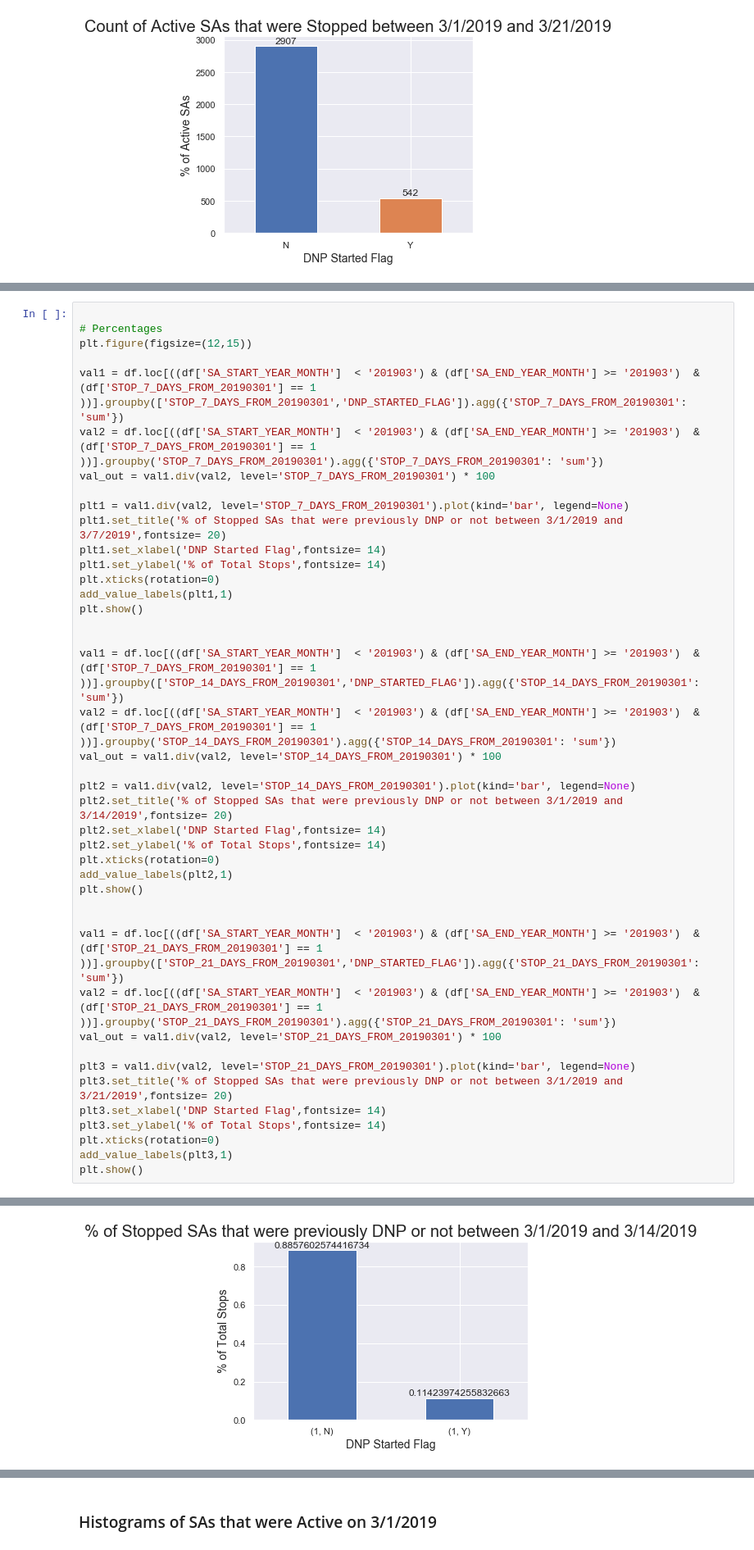
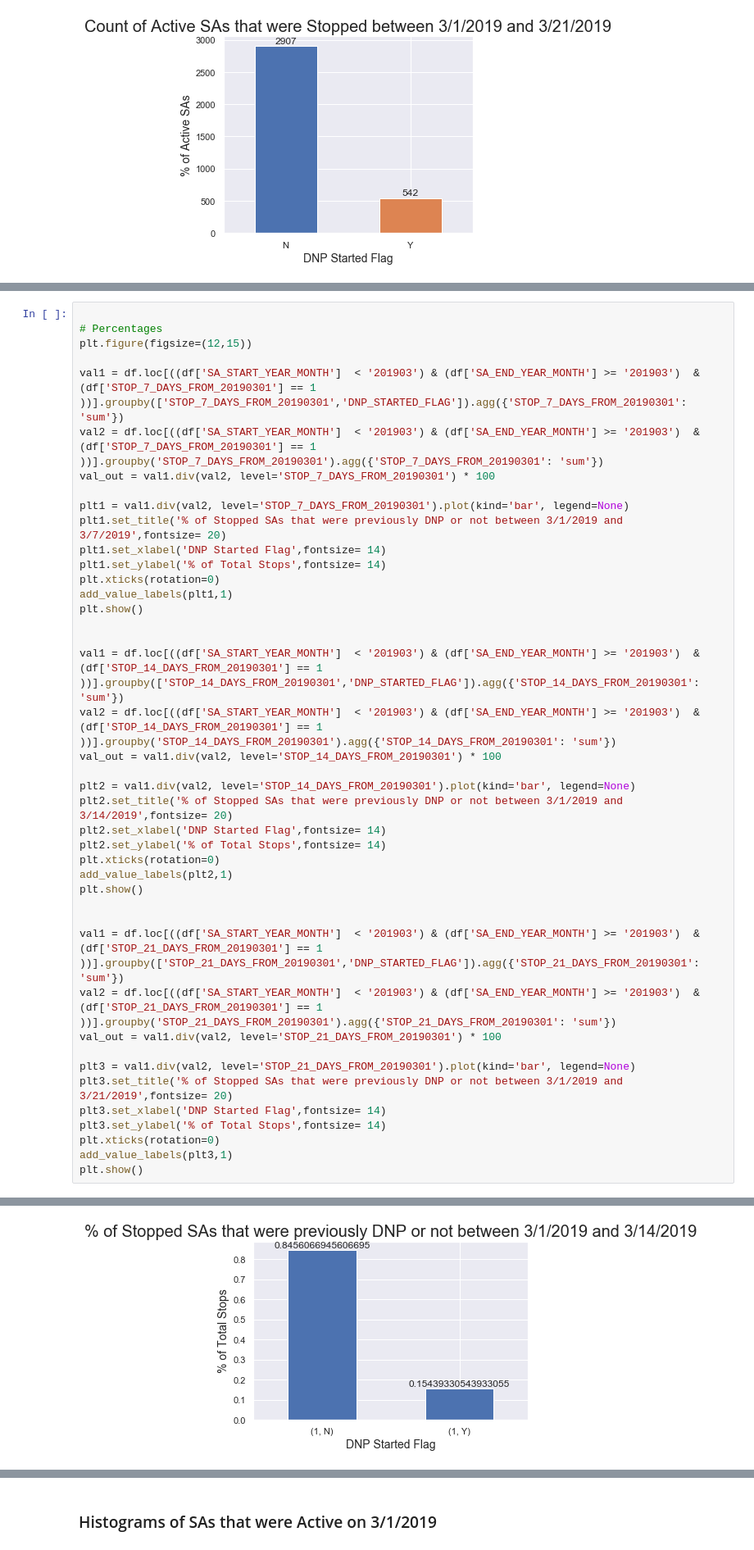
Before and after one commit to brocknosbisch/Springboard_Capstone_2, a Jupyter notebook: Chapter_2_Capstone_2_Data_Story.ipynb, the cells around one changed output, grey strips where cells are left out. Shown at 82% size. Cells and saved outputs as stored; diff of their text form.

```diff
--- a/Chapter_2_Capstone_2_Data_Story.ipynb
+++ b/Chapter_2_Capstone_2_Data_Story.ipynb
@@ -438,34 +453,34 @@ plt1.set_ylabel('% of Total Stops',fontsize= 14)
 plt.xticks(rotation=0)
 add_value_labels(plt1,1)
 plt.show()
 
 
-val1 = df.loc[((df['SA_START_YEAR_MONTH']  < '201903') & (df['SA_END_YEAR_MONTH'] >= '201903')  & (df['STOP_7_DAYS_FROM_20190301'] == 1 ))].groupby(['STOP_14_DAYS_FROM_20190301','DNP_STARTED_FLAG']).agg({'STOP_14_DAYS_FROM_20190301': 'sum'})
-val2 = df.loc[((df['SA_START_YEAR_MONTH']  < '201903') & (df['SA_END_YEAR_MONTH'] >= '201903')  & (df['STOP_7_DAYS_FROM_20190301'] == 1 ))].groupby('STOP_14_DAYS_FROM_20190301').agg({'STOP_14_DAYS_FROM_20190301': 'sum'})
+val1 = df.loc[((df['SA_START_YEAR_MONTH']  < '201903') & (df['SA_END_YEAR_MONTH'] >= '201903')  & (df['STOP_14_DAYS_FROM_20190301'] == 1 ))].groupby(['STOP_14_DAYS_FROM_20190301','DNP_STARTED_FLAG']).agg({'STOP_14_DAYS_FROM_20190301': 'sum'})
+val2 = df.loc[((df['SA_START_YEAR_MONTH']  < '201903') & (df['SA_END_YEAR_MONTH'] >= '201903')  & (df['STOP_14_DAYS_FROM_20190301'] == 1 ))].groupby('STOP_14_DAYS_FROM_20190301').agg({'STOP_14_DAYS_FROM_20190301': 'sum'})
 val_out = val1.div(val2, level='STOP_14_DAYS_FROM_20190301') * 100
 
 plt2 = val1.div(val2, level='STOP_14_DAYS_FROM_20190301').plot(kind='bar', legend=None)
 plt2.set_title('% of Stopped SAs that were previously DNP or not between 3/1/2019 and 3/14/2019',fontsize= 20)
 plt2.set_xlabel('DNP Started Flag',fontsize= 14)
 plt2.set_ylabel('% of Total Stops',fontsize= 14)
 plt.xticks(rotation=0)
 add_value_labels(plt2,1)
 plt.show()
 
 
 val1 = df.loc[((df['SA_START_YEAR_MONTH']  < '201903') & (df['SA_END_YEAR_MONTH'] >= '201903')  & (df['STOP_21_DAYS_FROM_20190301'] == 1 ))].groupby(['STOP_21_DAYS_FROM_20190301','DNP_STARTED_FLAG']).agg({'STOP_21_DAYS_FROM_20190301': 'sum'})
 val2 = df.loc[((df['SA_START_YEAR_MONTH']  < '201903') & (df['SA_END_YEAR_MONTH'] >= '201903')  & (df['STOP_21_DAYS_FROM_20190301'] == 1 ))].groupby('STOP_21_DAYS_FROM_20190301').agg({'STOP_21_DAYS_FROM_20190301': 'sum'})
 val_out = val1.div(val2, level='STOP_21_DAYS_FROM_20190301') * 100
 
 plt3 = val1.div(val2, level='STOP_21_DAYS_FROM_20190301').plot(kind='bar', legend=None)
 plt3.set_title('% of Stopped SAs that were previously DNP or not between 3/1/2019 and 3/21/2019',fontsize= 20)
 plt3.set_xlabel('DNP Started Flag',fontsize= 14)
 plt3.set_ylabel('% of Total Stops',fontsize= 14)
 plt.xticks(rotation=0)
 add_value_labels(plt3,1)
 plt.show()
 # %% [output]
 <Figure size 864x1080 with 0 Axes>
 [figure]
-[figure, old version]
+[figure, new version]
 [figure]
```
Also changed, not shown: parts of 38 cells of this notebook.
